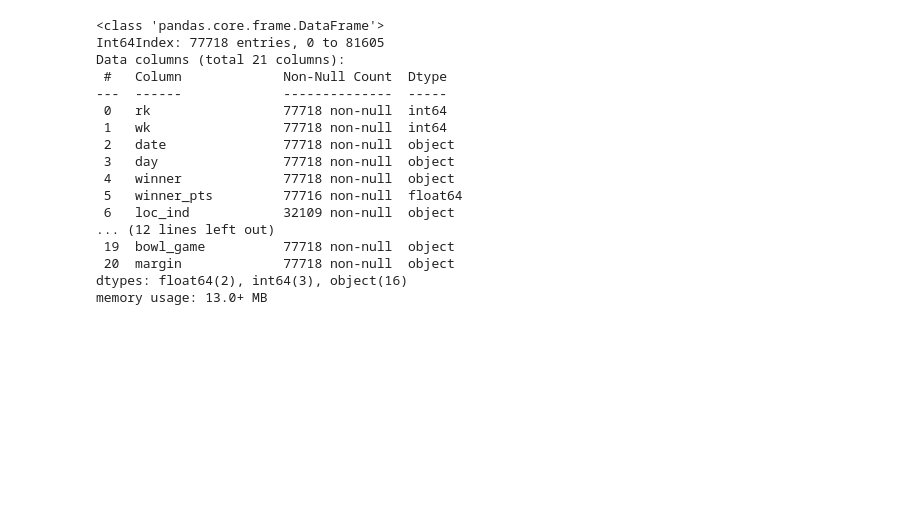
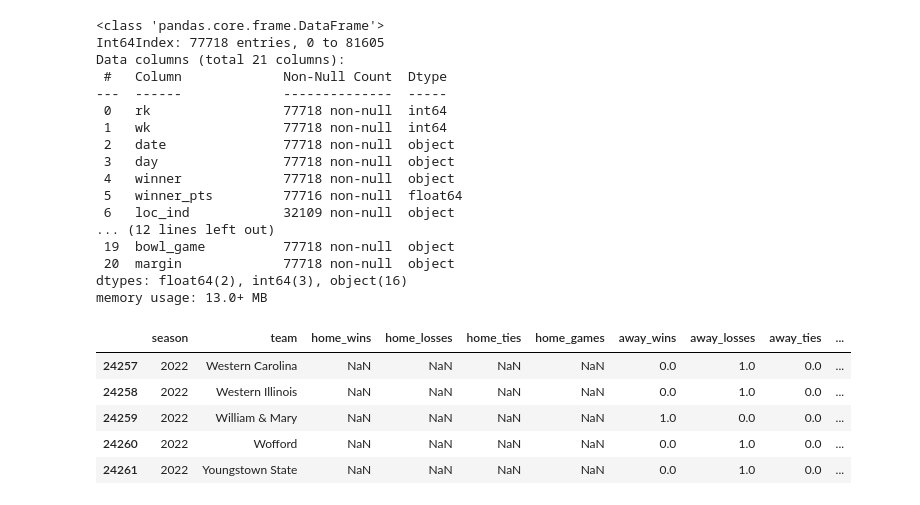
Before and after one commit to JSmith1826/cfb_conferences, a Jupyter notebook: workbook/transform_create_yearly_summary_stats.ipynb, the cells around one changed output. Drawn from its saved outputs; the diff is of its cells as text; code cells hidden in the pictures; blank space fills up the shorter version.

```diff
--- a/workbook/transform_create_yearly_summary_stats.ipynb
+++ b/workbook/transform_create_yearly_summary_stats.ipynb
@@ -291,0 +337,84 @@ games_df.loc[games_df['post_season_game'] != '', 'post_season_game'] = 'yes'
+# %%
+# Single block of code to calculate home/away records and average points scored and allowed
+
+def calculate_team_metrics_v2(df):
+    # Home Games DataFrame
+    home_games = df[df['home_team'].notna()].copy()
+    home_games['home_win'] = (home_games['home_team'] == home_games['winner']).astype(int)
+    home_games['home_tie'] = (home_games['winner_pts'] == home_games['loser_pts']).astype(int)
+    home_games['home_loss'] = 1 - home_games['home_win'] - home_games['home_tie']
+
+    # Away Games DataFrame
+    away_games = df[df['away_team'].notna()].copy()
+    away_games['away_win'] = (away_games['away_team'] == away_games['winner']).astype(int)
+    away_games['away_tie'] = (away_games['winner_pts'] == away_games['loser_pts']).astype(int)
+    away_games['away_loss'] = 1 - away_games['away_win'] - away_games['away_tie']
+
+    # Grouping by season and team for home and away records
+    home_record = home_games.groupby(['season', 'home_team']).agg(
+        home_wins=('home_win', 'sum'),
+        home_ties=('home_tie', 'sum'),
+        home_losses=('home_loss', 'sum'),
+        home_games=('home_win', 'count')
+    ).reset_index()
+
+    away_record = away_games.groupby(['season', 'away_team']).agg(
+        away_wins=('away_win', 'sum'),
+        away_ties=('away_tie', 'sum'),
+        away_losses=('away_loss', 'sum'),
+        away_games=('away_win', 'count')
+    ).reset_index()
+
+    # Grouping by season and team for home and away points
+    home_points = home_games.groupby(['season', 'home_team']).agg(
+        home_points_scored=('winner_pts', 'sum'),
+        home_points_allowed=('loser_pts', 'sum')
+    ).reset_index()
+
+    away_points = away_games.groupby(['season', 'away_team']).agg(
+        away_points_scored=('winner_pts', 'sum'),
+        away_points_allowed=('loser_pts', 'sum')
+    ).reset_index()
+
+    # Merging records and points DataFrames
+    merged_record = pd.merge(home_record, away_record, left_on=['season', 'home_team'], right_on=['season', 'away_team'], how='outer')
+    merged_record['team'] = merged_record['home_team'].combine_first(merged_record['away_team'])
+
+    merged_points = pd.merge(home_points, away_points, left_on=['season', 'home_team'], right_on=['season', 'away_team'], how='outer')
+    merged_points['team'] = merged_points['home_team'].combine_first(merged_points['away_team'])
+
+    merged_record.drop(['home_team', 'away_team'], axis=1, inplace=True)
+    merged_points.drop(['home_team', 'away_team'], axis=1, inplace=True)
+
+    final_df = pd.merge(merged_record, merged_points, on=['season', 'team'], how='outer')
+
+    # Calculating average points
+    final_df['avg_home_points_scored'] = final_df['home_points_scored'] / final_df['home_games']
+    final_df['avg_home_points_allowed'] = final_df['home_points_allowed'] / final_df['home_games']
+    final_df['avg_away_points_scored'] = final_df['away_points_scored'] / final_df['away_games']
+    final_df['avg_away_points_allowed'] = final_df['away_points_allowed'] / final_df['away_games']
+
+    # Reordering the columns for better readability
+    reordered_columns = [
+        'season', 'team',
+        'home_wins', 'home_losses', 'home_ties', 'home_games',
+        'away_wins', 'away_losses', 'away_ties', 'away_games',
+        'home_points_scored', 'home_points_allowed',
+        'away_points_scored', 'away_points_allowed',
+        'avg_home_points_scored', 'avg_home_points_allowed',
+        'avg_away_points_scored', 'avg_away_points_allowed'
+    ]
+    final_df = final_df[reordered_columns]
+
+    return final_df
+
+# Run the refactored function on the existing DataFrame
+home_away_df = calculate_team_metrics_v2(games_df)
+home_away_df.tail()
+# %% [output]
+|  | season | team | home_wins | home_losses | home_ties | home_games | away_wins | away_losses | away_ties | ... |
+| 24257 | 2022 | Western Carolina | NaN | NaN | NaN | NaN | 0.0 | 1.0 | 0.0 | ... |
+| 24258 | 2022 | Western Illinois | NaN | NaN | NaN | NaN | 0.0 | 1.0 | 0.0 | ... |
+| 24259 | 2022 | William & Mary | NaN | NaN | NaN | NaN | 1.0 | 0.0 | 0.0 | ... |
+| 24260 | 2022 | Wofford | NaN | NaN | NaN | NaN | 0.0 | 1.0 | 0.0 | ... |
+| 24261 | 2022 | Youngstown State | NaN | NaN | NaN | NaN | 0.0 | 1.0 | 0.0 | ... |
```
Also changed, not shown: parts of 25 cells of this notebook, 2 other files.
